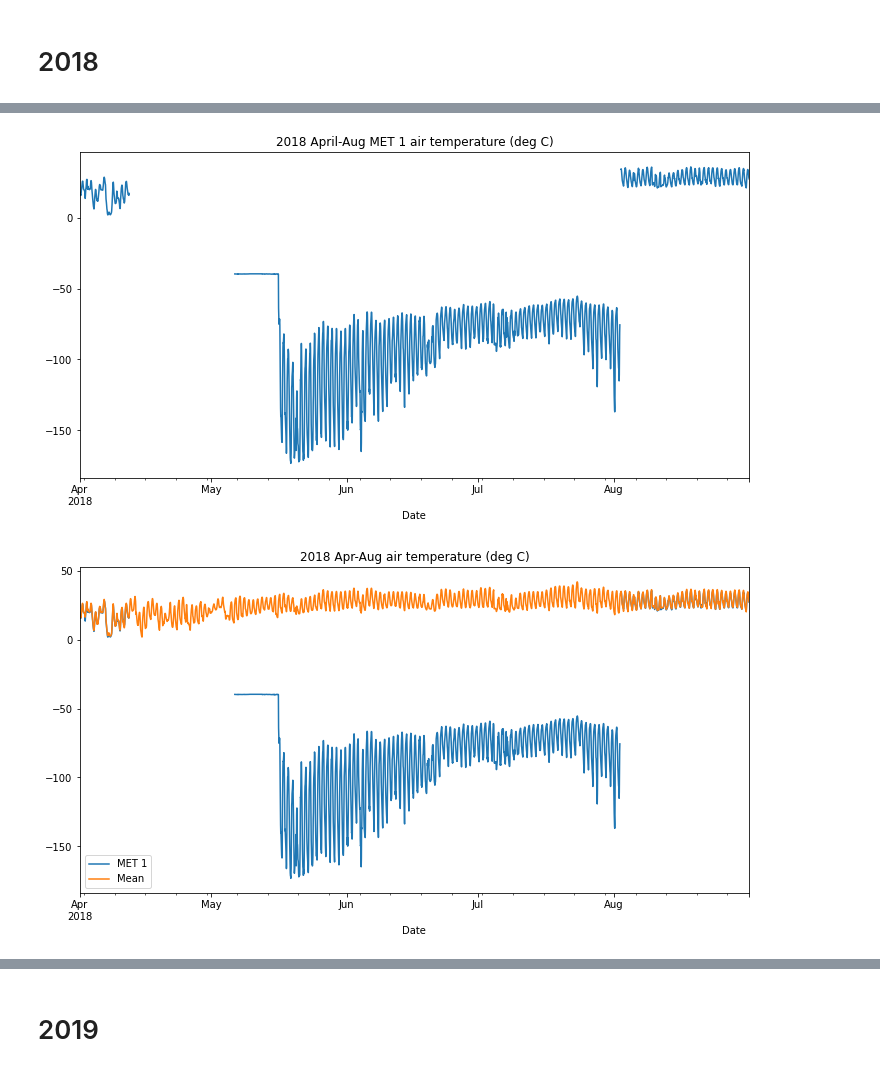
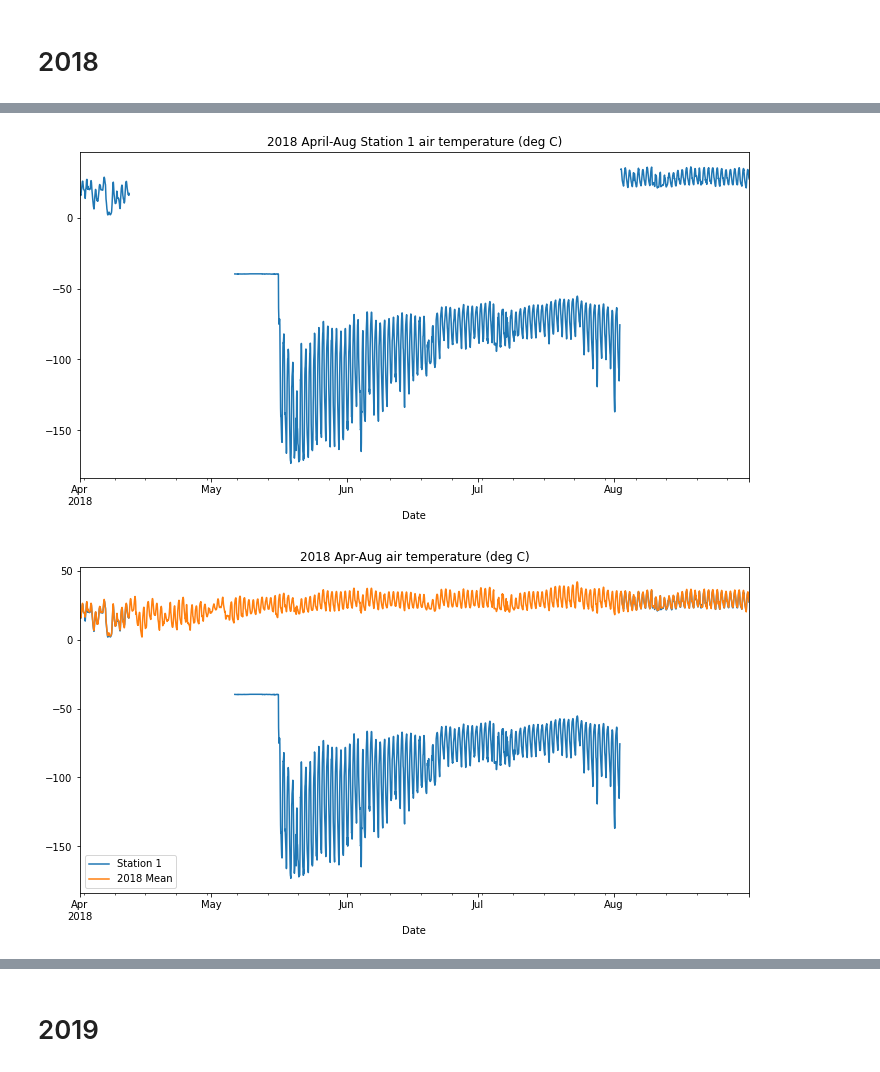
Before and after one commit to kiat/tx-soil-moisture, a Jupyter notebook: notebook/AirTemp-Comparisons-and-Cleaning.ipynb, the cells around one changed output, grey strips where cells are left out. Saved outputs shown, nothing was run; the diff lists cells and outputs as text; code cells hidden in the pictures.

```diff
--- a/notebook/AirTemp-Comparisons-and-Cleaning.ipynb
+++ b/notebook/AirTemp-Comparisons-and-Cleaning.ipynb
@@ -56,12 +60,7 @@ These data are a little different from Houston data. But, soil moisture, precipi
 # %%
-# Selects a feature from the MET data. Creates df with METs as a columns.
-# Takes in list of MET dataframes and the selected feature as a string.
+# Selects a feature from the data. Creates df with Stations as columns.
+# Takes in list of dataframes and the selected feature as a string.
 def select_feature(DF, feature):
     df_feature = pd.concat(DF, axis=1)[feature]
-    df_feature.columns = [str(f"MET{i}") for i in range(1, len(DF)+1)]
+    df_feature.columns = [str(f"Station{i}") for i in range(1, len(DF)+1)]
     return df_feature
-
-
-# create df with only Air temp data of each MET
-df_Tair = select_feature(DF, "Tair")
-df_Tair
@@ -127,4 +135,4 @@ Air temperature of each MET is very similar across the year. Annual means can be
 # %%
-# Exlude MET 1 and 5 Air Temp data from mean
-df_2018_Tair_mean = df_Tair.drop(["MET1", "MET5"], axis=1).mean(axis=1)
+# Exlude Station 1 and 5 Air Temp data from mean
+df_2018_Tair_mean = df_Tair.drop(["Station1", "Station5"], axis=1).mean(axis=1)
 # %% [markdown]
@@ -185,15 +201,26 @@ Repeat process with 2018 MET 1 data
 # %%
-# Vizualize MET 1 Apr - Aug anomaly.
-df_Tair["2018-4":"2018-8"].MET1.plot(figsize=(12,6), label=f"MET 1")
-plt.title("2018 April-Aug MET 1 air temperature (deg C)")
+# Vizualize Station 1 Apr - Aug anomaly.
+df_Tair["2018-4":"2018-8"].Station1.plot(figsize=(12,6), label=f"Station 1")
+plt.title("2018 April-Aug Station 1 air temperature (deg C)")
 plt.show()
 
-# Compare MET 1 and mean
-df_Tair["2018-4":"2018-8"].MET1.plot(figsize=(12,6), label=f"MET 1")
-df_2018_Tair_mean["2018-4":"2018-8"].plot(figsize=(12,6), label=f"Mean")
+# Compare Station 1 and mean
+df_Tair["2018-4":"2018-8"].Station1.plot(figsize=(12,6), label=f"Station 1")
+df_2018_Tair_mean["2018-4":"2018-8"].plot(figsize=(12,6), label=f"2018 Mean")
 plt.legend()
 plt.title("2018 Apr-Aug air temperature (deg C)")
 plt.show()
+
+
+# Clean Data
+# Record changed indices
+S1_2018_imputed = mean_imputation (df_Tair["2018-4":"2018-8"].Station1, df_2018_Tair_mean)
+S1_2018_replaced = mean_replace_low (df_Tair["2018-4":"2018-8"].Station1, df_2018_Tair_mean, -10)
+
+# Vizualize Cleaned Station 1 Apr - Aug.
+df_Tair["2018-4":"2018-8"].Station1.plot(figsize=(12,6), label=f"Station 1")
+plt.title("2018 Apr-Aug Cleaned Station 1 air temperature (deg C)")
+plt.show()
 # %% [output]
-[figure, old version]
+[figure, new version]
-[figure, old version]
+[figure, new version]
```
Also changed, not shown: parts of 64 cells of this notebook.
